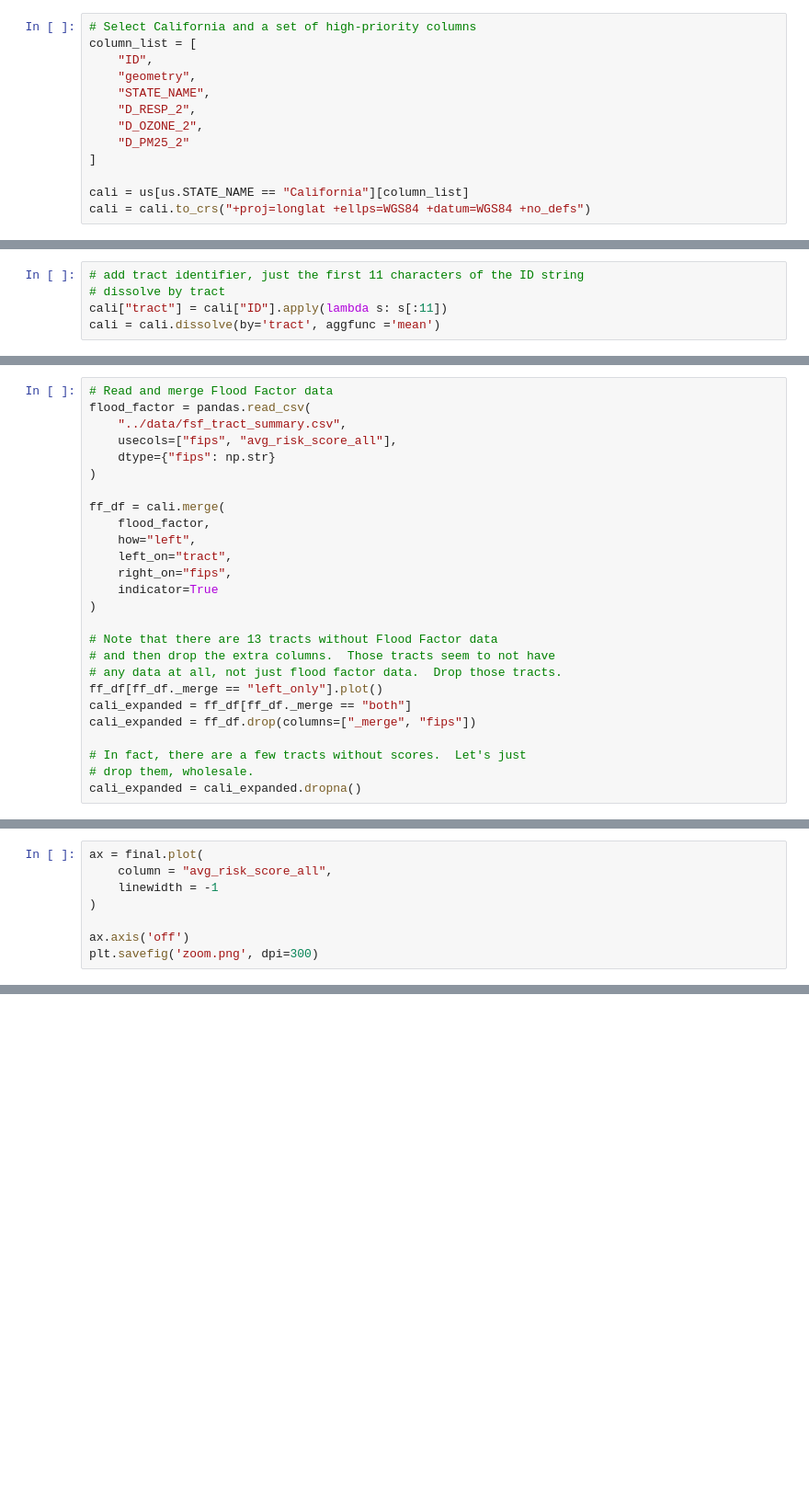
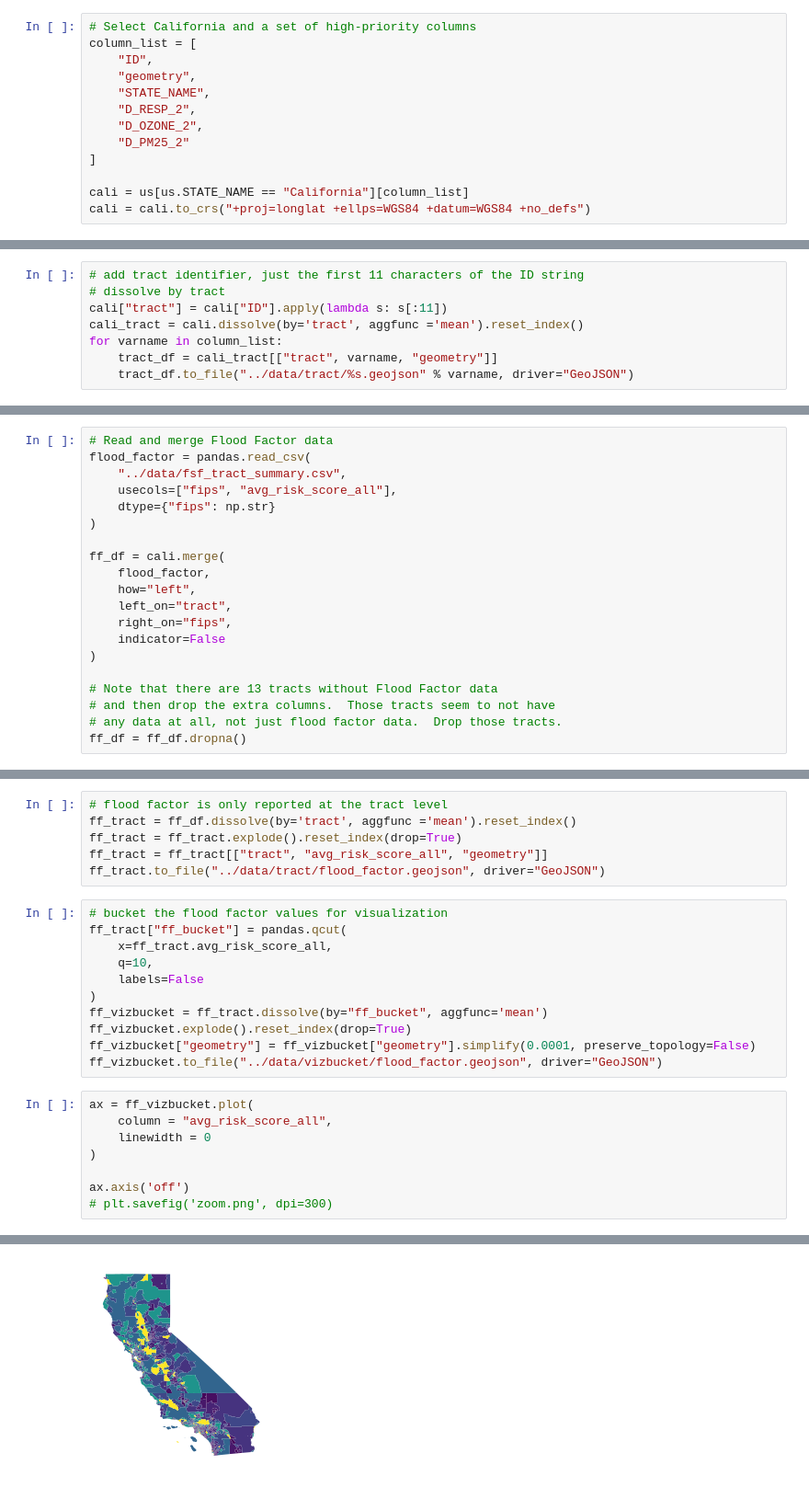
Before and after one commit to earthrise-media/justice-map, a Jupyter notebook: notebooks/bucket_layers.ipynb, the cells around one changed output, grey strips where cells are left out. Shown at 92% size. Drawn from its saved outputs; the diff is of its cells as text; blank space fills up the shorter version.

Commit message:
processing multiple zooms of EJSCREEN and flood factor data; ignoring geojson files

```diff
--- a/notebooks/bucket_layers.ipynb
+++ b/notebooks/bucket_layers.ipynb
@@ -27,4 +44,7 @@ cali = cali.to_crs("+proj=longlat +ellps=WGS84 +datum=WGS84 +no_defs")
 # add tract identifier, just the first 11 characters of the ID string
 # dissolve by tract
 cali["tract"] = cali["ID"].apply(lambda s: s[:11])
-cali = cali.dissolve(by='tract', aggfunc ='mean')
+cali_tract = cali.dissolve(by='tract', aggfunc ='mean').reset_index()
+for varname in column_list:
+    tract_df = cali_tract[["tract", varname, "geometry"]]
+    tract_df.to_file("../data/tract/%s.geojson" % varname, driver="GeoJSON")
@@ -41,16 +83,10 @@ ff_df = cali.merge(
     how="left",
     left_on="tract",
     right_on="fips",
-    indicator=True
+    indicator=False
 )
 
 # Note that there are 13 tracts without Flood Factor data
 # and then drop the extra columns.  Those tracts seem to not have
 # any data at all, not just flood factor data.  Drop those tracts.
-ff_df[ff_df._merge == "left_only"].plot()
-cali_expanded = ff_df[ff_df._merge == "both"]
-cali_expanded = ff_df.drop(columns=["_merge", "fips"])
-
-# In fact, there are a few tracts without scores.  Let's just
-# drop them, wholesale.
-cali_expanded = cali_expanded.dropna()
+ff_df = ff_df.dropna()
@@ -81,8 +93,26 @@ final.to_file("../data/flood_factor_bucket.geojson", driver="GeoJSON")
+# %%
+# flood factor is only reported at the tract level
+ff_tract = ff_df.dissolve(by='tract', aggfunc ='mean').reset_index()
+ff_tract = ff_tract.explode().reset_index(drop=True)
+ff_tract = ff_tract[["tract", "avg_risk_score_all", "geometry"]]
+ff_tract.to_file("../data/tract/flood_factor.geojson", driver="GeoJSON")
+# %%
+# bucket the flood factor values for visualization
+ff_tract["ff_bucket"] = pandas.qcut(
+    x=ff_tract.avg_risk_score_all,
+    q=10,
+    labels=False
+)
+ff_vizbucket = ff_tract.dissolve(by="ff_bucket", aggfunc='mean')
+ff_vizbucket.explode().reset_index(drop=True)
+ff_vizbucket["geometry"] = ff_vizbucket["geometry"].simplify(0.0001, preserve_topology=False)
+ff_vizbucket.to_file("../data/vizbucket/flood_factor.geojson", driver="GeoJSON")
 # %%
-ax = final.plot(
+ax = ff_vizbucket.plot(
     column = "avg_risk_score_all",
-    linewidth = -1
+    linewidth = 0
 )
 
 ax.axis('off')
-plt.savefig('zoom.png', dpi=300)
+# plt.savefig('zoom.png', dpi=300)
+# %% [output]
@@ -88,0 +123 @@ plt.savefig('zoom.png', dpi=300)
+[figure, added]
```
Also changed, not shown: parts of 15 cells of this notebook, 1 other file.
